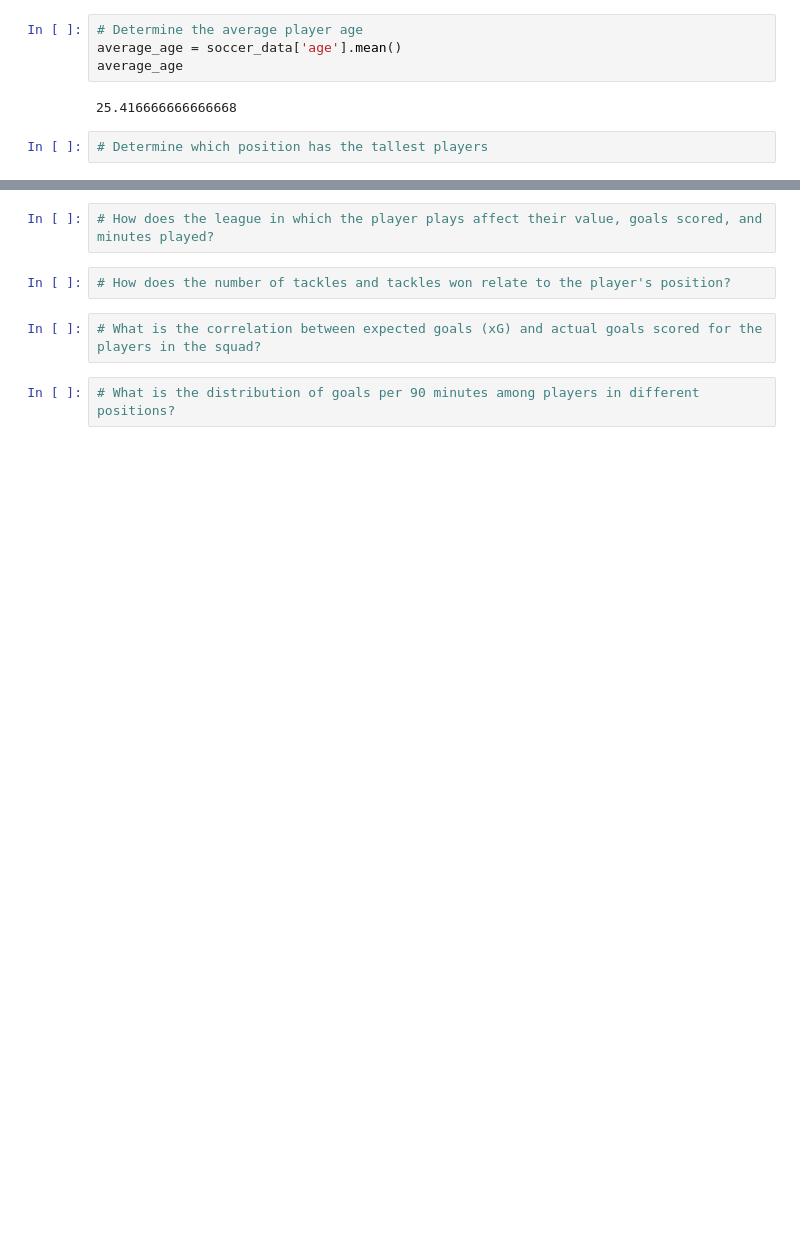
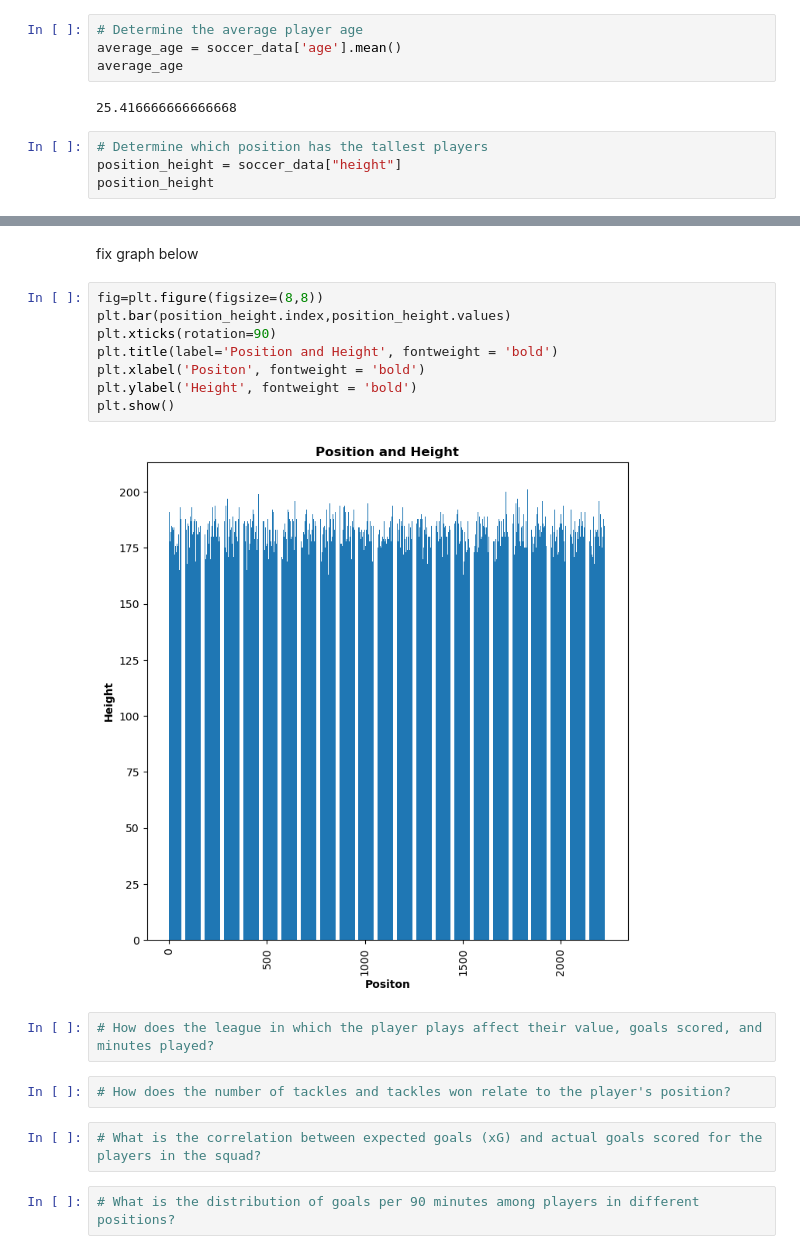
Before and after one commit to RockyOwens/Project1, a Jupyter notebook: SoccerPlayerAnalysis.ipynb, the cells around one changed output, grey strips where cells are left out. Drawn from its saved outputs; the diff is of its cells as text; blank space fills up the shorter version.

```diff
--- a/SoccerPlayerAnalysis.ipynb
+++ b/SoccerPlayerAnalysis.ipynb
@@ -248,3 +275,5 @@ average_age
 25.416666666666668
 # %%
 # Determine which position has the tallest players
+position_height = soccer_data["height"]
+position_height
@@ -251,3 +293,15 @@ average_age
+# %% [markdown]
+fix graph below
+# %%
+fig=plt.figure(figsize=(8,8))
+plt.bar(position_height.index,position_height.values)
+plt.xticks(rotation=90)
+plt.title(label='Position and Height', fontweight = 'bold')
+plt.xlabel('Positon', fontweight = 'bold')
+plt.ylabel('Height', fontweight = 'bold')
+plt.show()
+# %% [output]
+[figure, added]
 # %%
 # How does the league in which the player plays affect their value, goals scored, and minutes played?
 # %%
```
Also changed, not shown: parts of 4 cells of this notebook.
